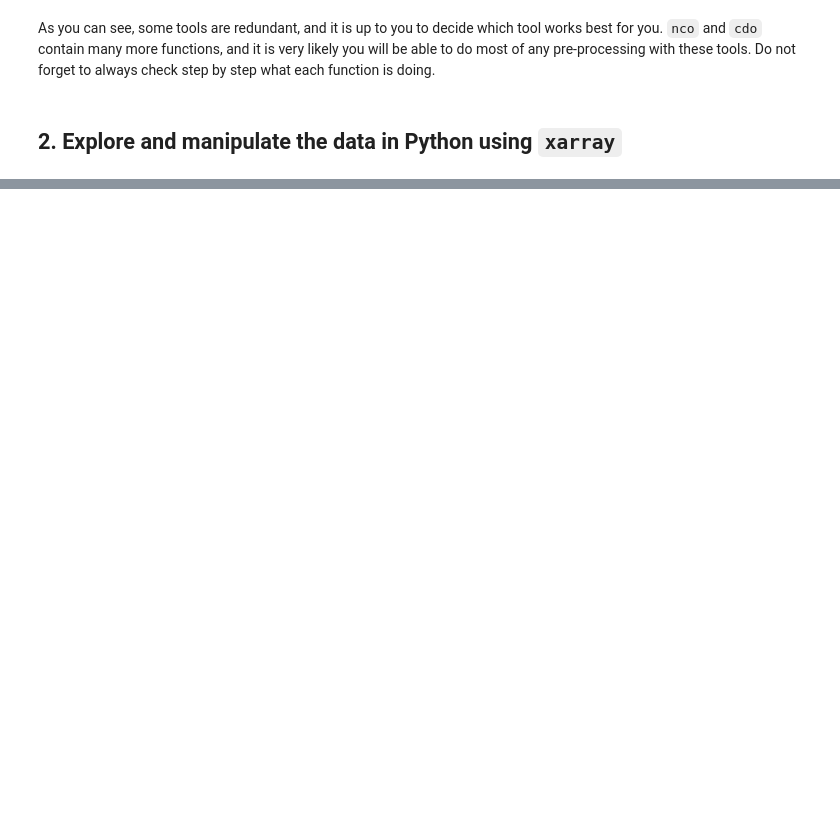
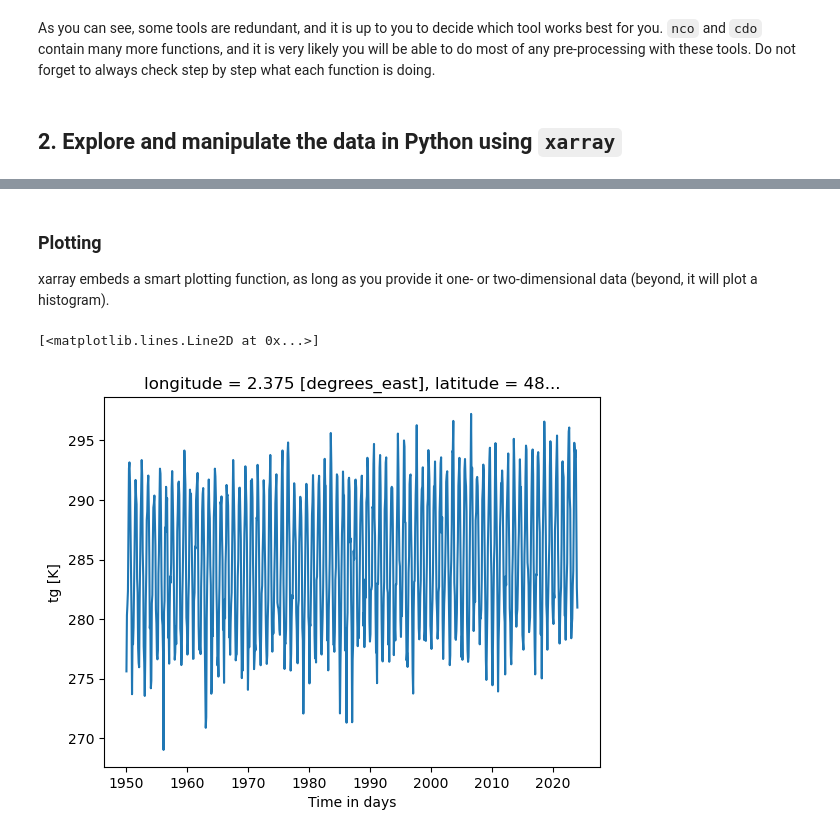
Before and after one commit to bobbyantonio/iecdt_environmental_data_analysis, a Jupyter notebook: course_notebooks/netcdf.ipynb, the cells around one changed output, grey strips where cells are left out. Saved outputs shown, nothing was run; the diff lists cells and outputs as text; code cells hidden in the pictures; blank space fills up the shorter version.

```diff
--- a/course_notebooks/netcdf.ipynb
+++ b/course_notebooks/netcdf.ipynb
@@ -349,0 +460,6 @@ As you can see, some tools are redundant, and it is up to you to decide which to
+# %%
+# To open a NetCDF file, use the open_dataset function
+tg = xr.open_dataset("../data_samples/netcdf/E-OBS/tg_ens_mean_0.25deg_reg_v29.0e.nc")
+# Task: Open the other two files
+pp = xr.open_dataset("../data_samples/netcdf/E-OBS/pp_ens_mean_0.25deg_reg_v29.0e.nc")
+rr = xr.open_dataset("../data_samples/netcdf/E-OBS/rr_ens_mean_0.25deg_reg_v29.0e.nc")
@@ -349,0 +491,4 @@ As you can see, some tools are redundant, and it is up to you to decide which to
+# %%
+# You can merge variables from different files into a single dataset:
+ds = xr.merge([tg, pp, rr])
+ds
@@ -349,0 +513,6 @@ As you can see, some tools are redundant, and it is up to you to decide which to
+# %%
+# When you open a dataset with xarray, the data is loaded in memory only once you need it.
+# However, you can force it to load:
+ds.load()
+# You usually will not want to do it.
+#Here, we do it only so that the values in the following section display.
@@ -349,0 +586,5 @@ As you can see, some tools are redundant, and it is up to you to decide which to
+# %%
+# If you want the closest point to a given set of coordinates, use the argument method="nearest"
+# Task: Select the temperature time series at the closest point to you favourite town
+T_Paris = ds.tg.sel(latitude = 48.8575, longitude = 2.3514, method = "nearest")
+T_Paris
@@ -349,0 +768,9 @@ As you can see, some tools are redundant, and it is up to you to decide which to
+# %% [markdown]
+### Plotting
+xarray embeds a smart plotting function, as long as you provide it one- or two-dimensional data (beyond, it will plot a histogram).
+# %%
+# Plot the Paris temperature time series
+T_Paris.plot()
+# %% [output]
+[<matplotlib.lines.Line2D at 0x...>]
+[figure, added]
```
Also changed, not shown: parts of 55 cells of this notebook.
